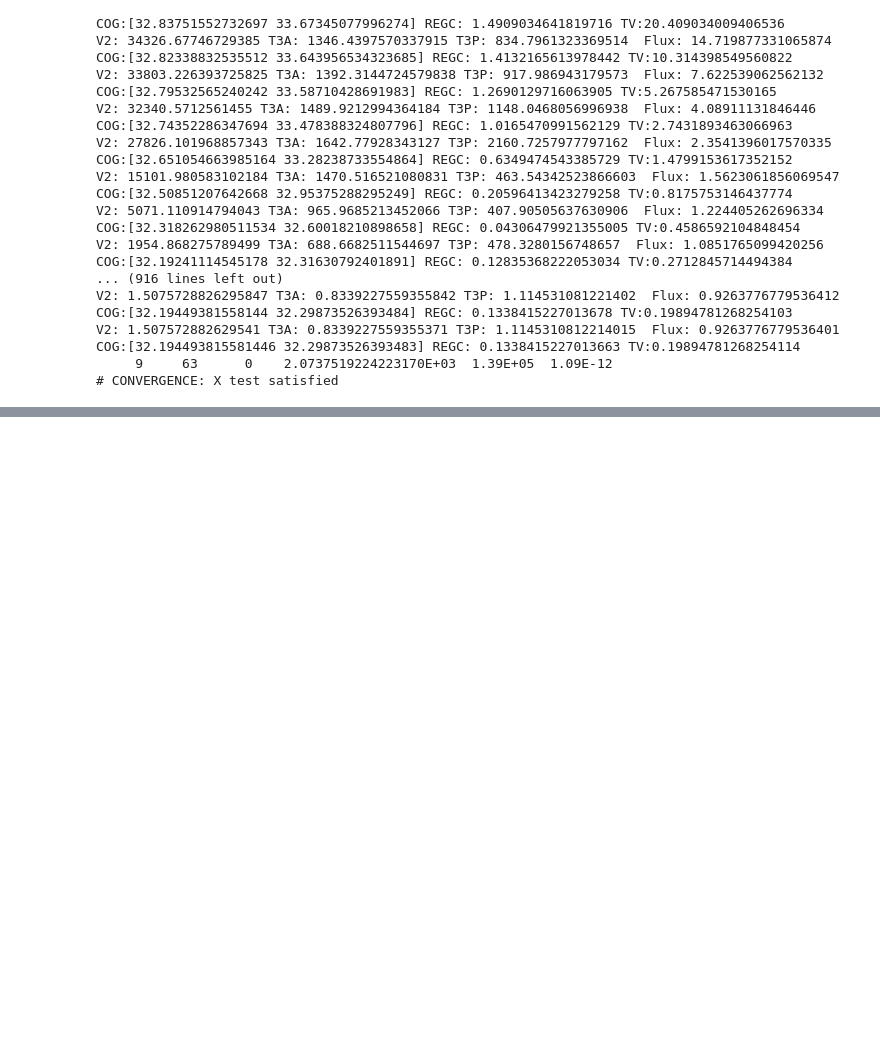
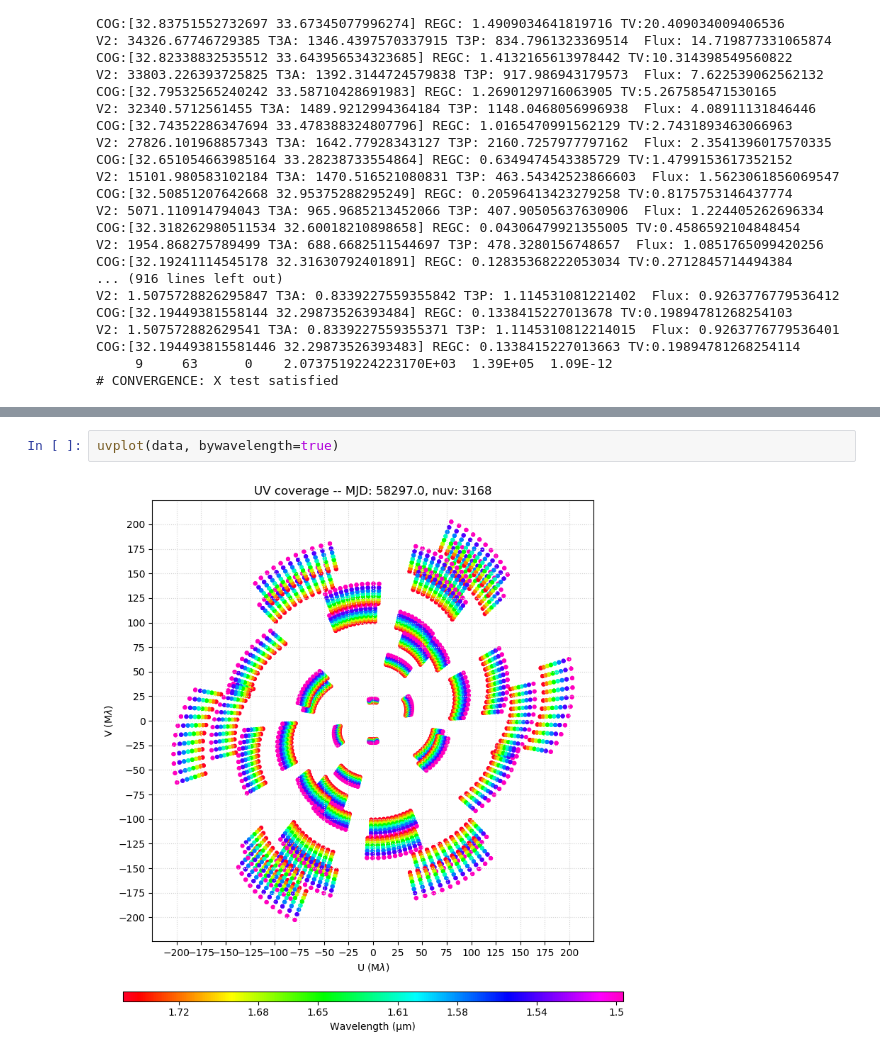
Before and after one commit to fabienbaron/OITOOLS.jl, a Jupyter notebook: demos/OITOOLS_Demo.ipynb, the cells around one changed output, grey strips where cells are left out. Cells and saved outputs as stored; diff of their text form; blank space fills up the shorter version.

```diff
--- a/demos/OITOOLS_Demo.ipynb
+++ b/demos/OITOOLS_Demo.ipynb
@@ -251,0 +269,4 @@ imdisp(x,pixscale=pixsize)
+# %%
+uvplot(data, bywavelength=true)
+# %% [output]
+[figure, added]
```
Also changed, not shown: parts of 13 cells of this notebook, 4 other files.
